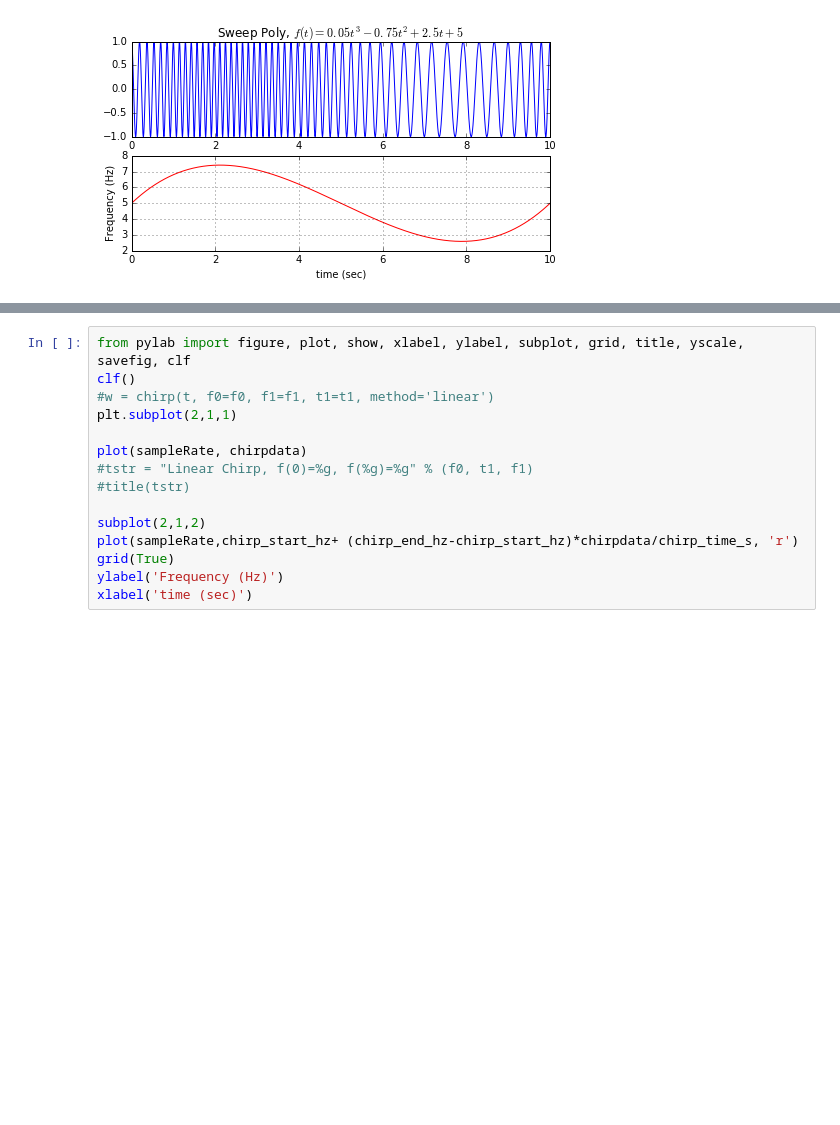
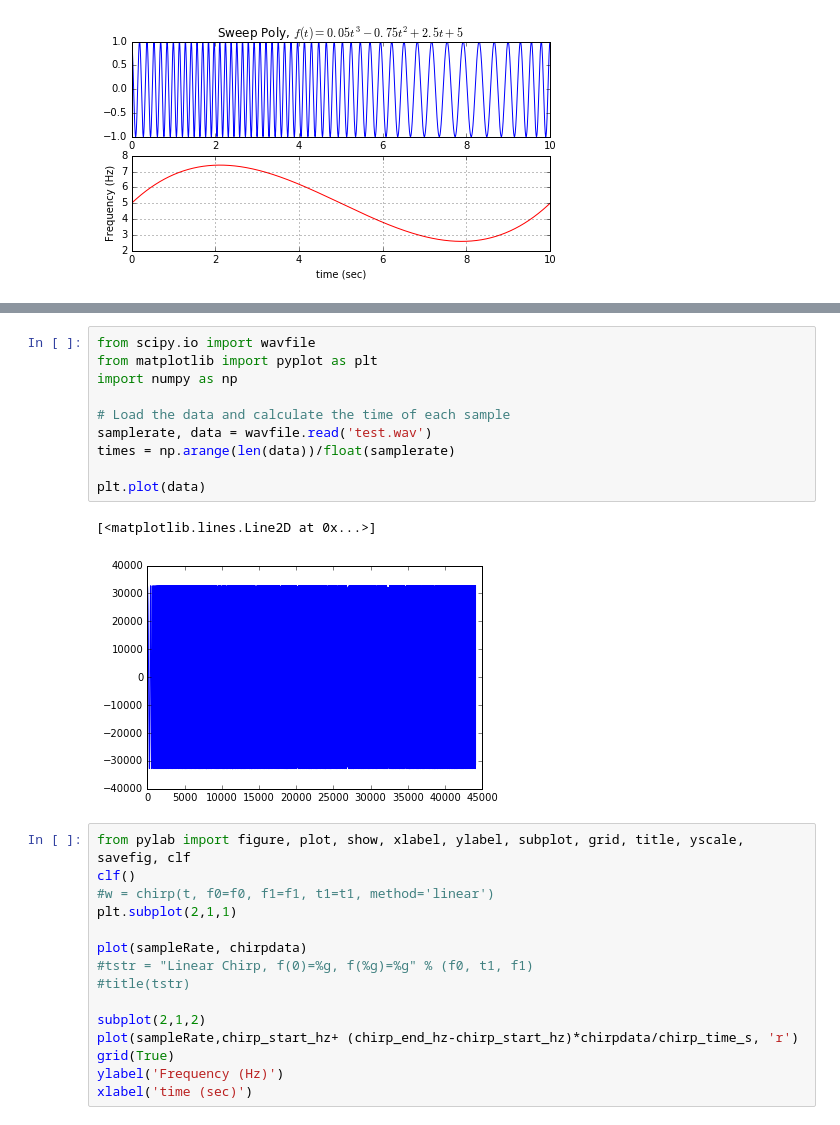
Before and after one commit to psychemedia/OU-TM11N, a Jupyter notebook: Audio.ipynb, the cells around one changed output, grey strips where cells are left out. Cells and saved outputs as stored; diff of their text form; blank space fills up the shorter version.

```diff
--- a/Audio.ipynb
+++ b/Audio.ipynb
@@ -258,6 +133,19 @@ write('test.wav', sampleRate, audio_chirp)
 Audio("test.wav")
 # %% [output]
 <__main__.Audio object>
+# %%
+from scipy.io import wavfile
+from matplotlib import pyplot as plt
+import numpy as np
+
+# Load the data and calculate the time of each sample
+samplerate, data = wavfile.read('test.wav')
+times = np.arange(len(data))/float(samplerate)
+
+plt.plot(data)
+# %% [output]
+[<matplotlib.lines.Line2D at 0x...>]
+[figure, added]
 # %%
 from pylab import figure, plot, show, xlabel, ylabel, subplot, grid, title, yscale, savefig, clf
 clf()
```
Also changed, not shown: parts of 6 cells of this notebook.
